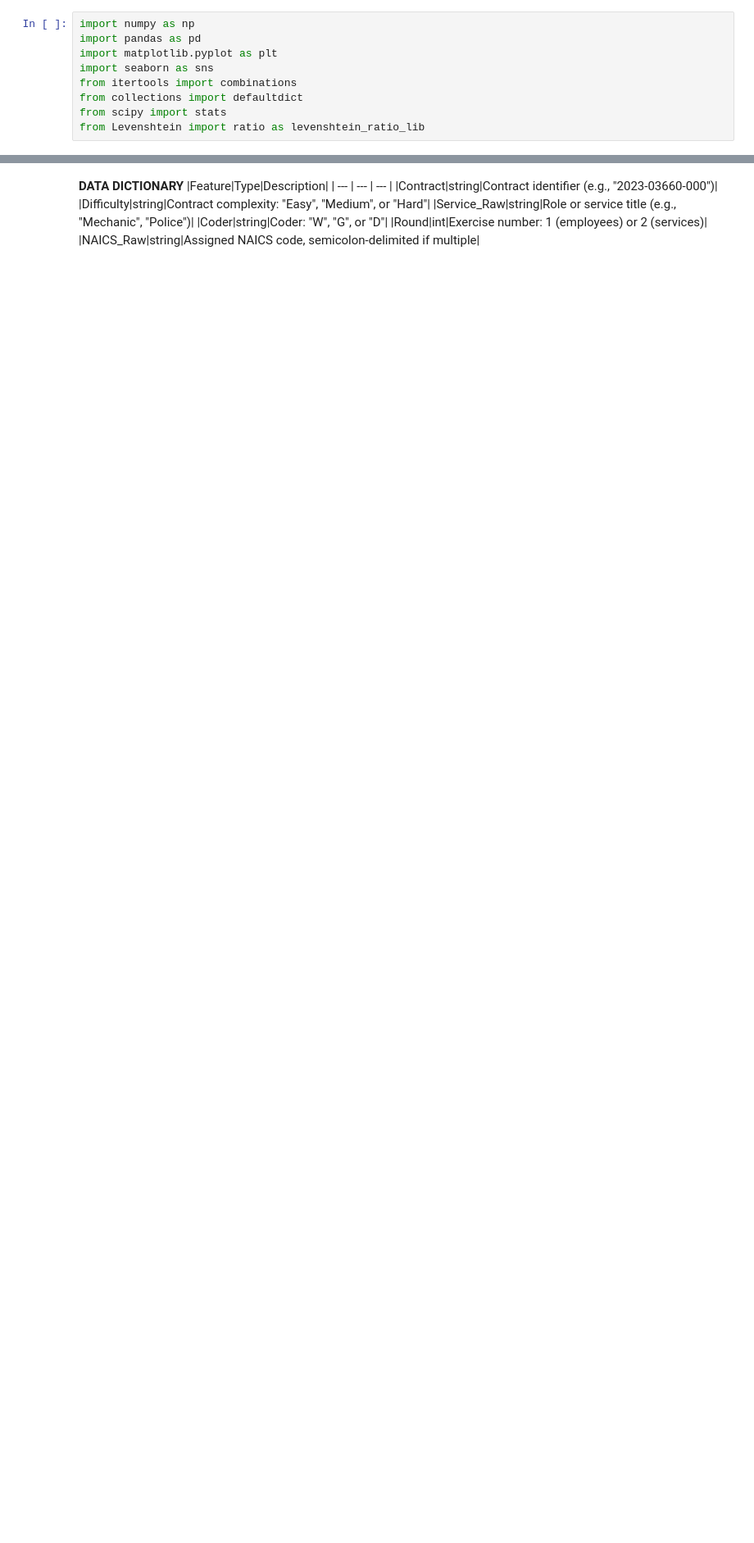
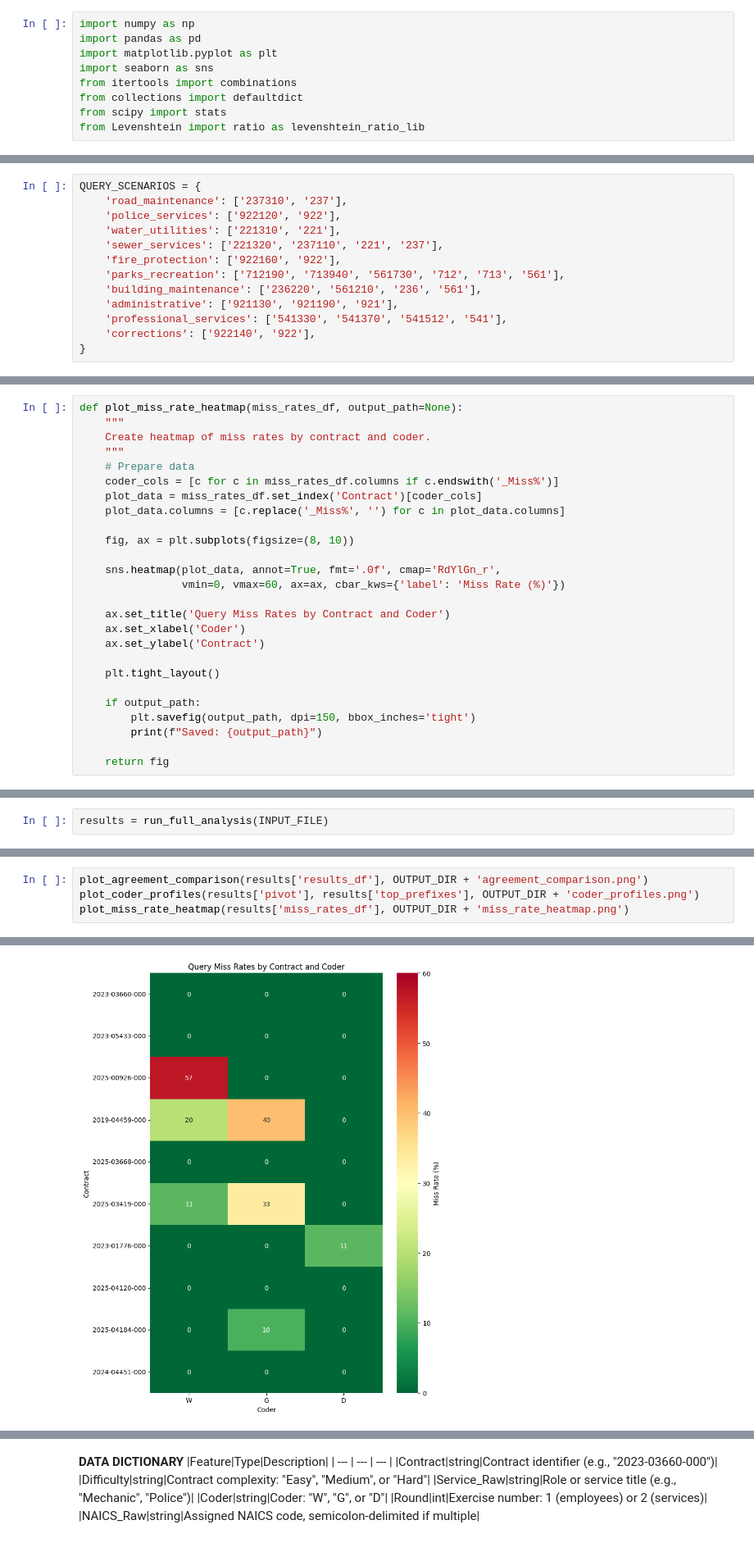
Before and after one commit to w-mayer/consistency_analysis, a Jupyter notebook: consistency_analysis.ipynb, the cells around one changed output, grey strips where cells are left out. Shown at 82% size. Saved outputs shown, nothing was run; the diff lists cells and outputs as text; blank space fills up the shorter version.

Commit message:
more analysis and visual

```diff
--- a/consistency_analysis.ipynb
+++ b/consistency_analysis.ipynb
@@ -41,0 +754,13 @@ Missing NAICS: 3
+# %%
+QUERY_SCENARIOS = {
+    'road_maintenance': ['237310', '237'],
+    'police_services': ['922120', '922'],
+    'water_utilities': ['221310', '221'],
+    'sewer_services': ['221320', '237110', '221', '237'],
+    'fire_protection': ['922160', '922'],
+    'parks_recreation': ['712190', '713940', '561730', '712', '713', '561'],
+    'building_maintenance': ['236220', '561210', '236', '561'],
+    'administrative': ['921130', '921190', '921'],
+    'professional_services': ['541330', '541370', '541512', '541'],
+    'corrections': ['922140', '922'],
+}
@@ -41,0 +1006,26 @@ Missing NAICS: 3
+# %%
+def plot_miss_rate_heatmap(miss_rates_df, output_path=None):
+    """
+    Create heatmap of miss rates by contract and coder.
+    """
+    # Prepare data
+    coder_cols = [c for c in miss_rates_df.columns if c.endswith('_Miss%')]
+    plot_data = miss_rates_df.set_index('Contract')[coder_cols]
+    plot_data.columns = [c.replace('_Miss%', '') for c in plot_data.columns]
+
+    fig, ax = plt.subplots(figsize=(8, 10))
+
+    sns.heatmap(plot_data, annot=True, fmt='.0f', cmap='RdYlGn_r',
+                vmin=0, vmax=60, ax=ax, cbar_kws={'label': 'Miss Rate (%)'})
+
+    ax.set_title('Query Miss Rates by Contract and Coder')
+    ax.set_xlabel('Coder')
+    ax.set_ylabel('Contract')
+
+    plt.tight_layout()
+
+    if output_path:
+        plt.savefig(output_path, dpi=150, bbox_inches='tight')
+        print(f"Saved: {output_path}")
+
+    return fig
@@ -41,0 +1136,2 @@ Missing NAICS: 3
+# %%
+results = run_full_analysis(INPUT_FILE)
@@ -41,0 +1156,5 @@ Missing NAICS: 3
+# %%
+plot_agreement_comparison(results['results_df'], OUTPUT_DIR + 'agreement_comparison.png')
+plot_coder_profiles(results['pivot'], results['top_prefixes'], OUTPUT_DIR + 'coder_profiles.png')
+plot_miss_rate_heatmap(results['miss_rates_df'], OUTPUT_DIR + 'miss_rate_heatmap.png')
+# %% [output]
@@ -41,0 +1164 @@ Missing NAICS: 3
+[figure, added]
```
Also changed, not shown: parts of 59 cells of this notebook, 3 other files.
